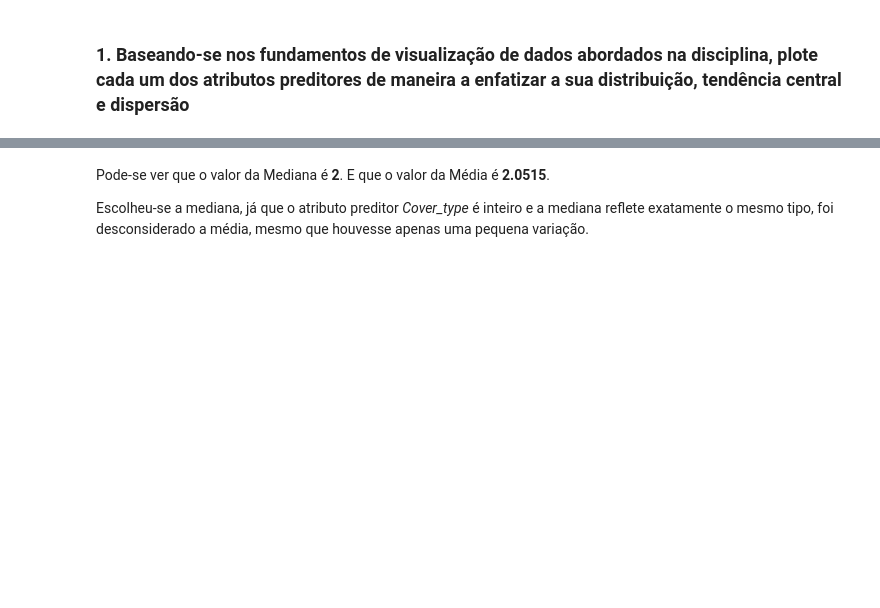
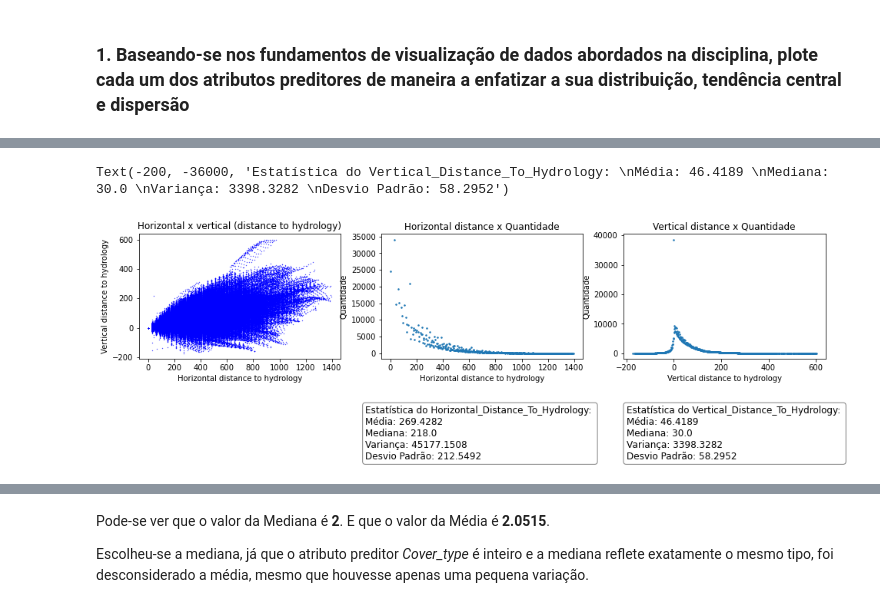
Before and after one commit to elloa-uea/projeto-pratico-3-rna-pp3-team-final, a Jupyter notebook: notebooks/PP3.2 - Conhecendo o Conjunto de Dados.ipynb, the cells around one changed output, grey strips where cells are left out. Saved outputs shown, nothing was run; the diff lists cells and outputs as text; code cells hidden in the pictures; blank space fills up the shorter version.

```diff
--- a/notebooks/PP3.2 - Conhecendo o Conjunto de Dados.ipynb
+++ b/notebooks/PP3.2 - Conhecendo o Conjunto de Dados.ipynb
@@ -198,0 +310,67 @@ plt.legend()
+# %%
+# Plot dos graficos para o atributo Distance_To_Hydrology (Vertical e Horizontal)
+
+f_hydro = plt.figure(figsize=(16,3))
+
+# Plot do grafico scatter para a distancia real (horizontal e vertical) para hidrografia
+dfHidrografiaX = df["Horizontal_Distance_To_Hydrology"]
+dfHidrografiaY = df["Vertical_Distance_To_Hydrology"]
+
+bx1 = f_hydro.add_subplot(131)
+bx2 = f_hydro.add_subplot(132)
+bx3 = f_hydro.add_subplot(133)
+
+
+bx1.set_title("Horizontal x vertical (distance to hydrology)")
+bx1.set_xlabel("Horizontal distance to hydrology")
+bx1.set_ylabel("Vertical distance to hydrology")
+bx1.scatter(dfHidrografiaX, dfHidrografiaY, s=0.1, marker="o", c="blue", label = "Distancia para Hidrografia")
+
+# Plot do grafico para a distancia horizontal para hidrografia
+
+dfHidrografiaH = df.groupby(["Horizontal_Distance_To_Hydrology"]).count()
+dfHidrografiaH = dfHidrografiaH["Elevation"]
+x = dfHidrografiaH.index
+y = dfHidrografiaH.values
+bx2.set_title("Horizontal distance x Quantidade")
+bx2.set_xlabel("Horizontal distance to hydrology")
+bx2.set_ylabel("Quantidade")
+bx2.plot(x, y,linestyle="", marker="o", markersize="1.5")
+
+# Plot do grafico para a distancia Vertical para hidrografia
+
+dfHidrografiaV = df.groupby(["Vertical_Distance_To_Hydrology"]).count()
+dfHidrografiaV = dfHidrografiaV["Elevation"]
+x = dfHidrografiaV.index
+y = dfHidrografiaV.values
+bx3.set_title("Vertical distance x Quantidade")
+bx3.set_xlabel("Vertical distance to hydrology")
+bx3.set_ylabel("Quantidade")
+bx3.plot(x, y,linestyle="", marker="o", markersize="1.5")
+
+# plt.rcParams["figure.figsize"] = (50, 16)
+
+props = dict(boxstyle='round', facecolor='white', alpha=0.5)
+
+# Plot dA legenda com os dados estatisticos
+plt.text(-1300, -36000,
+         "Estatística do Horizontal_Distance_To_Hydrology: \n" +
+         "Média: {} \n".format(mediaHorizontalHidrografia) +
+         "Mediana: {} \n".format(medianaHorizontalHidrografia) +
+         "Variança: {} \n".format(varianciaHorizontalHidrografia) +
+         "Desvio Padrão: {}".format(desvioHorizontalHidrografia),
+         bbox=props,
+         fontsize = 12)
+
+# Plot dA legenda com os dados estatisticos
+plt.text(-200, -36000,
+         "Estatística do Vertical_Distance_To_Hydrology: \n" +
+         "Média: {} \n".format(mediaVerticalHidrografia) +
+         "Mediana: {} \n".format(medianaVerticalHidrografia) +
+         "Variança: {} \n".format(varianciaVerticalHidrografia) +
+         "Desvio Padrão: {}".format(desvioVerticalHidrografia),
+         bbox=props,
+         fontsize = 12)
+# %% [output]
+Text(-200, -36000, 'Estatística do Vertical_Distance_To_Hydrology: \nMédia: 46.4189 \nMediana: 30.0 \nVariança: 3398.3282 \nDesvio Padrão: 58.2952')
+[figure, added]
```
Also changed, not shown: parts of 10 cells of this notebook.
